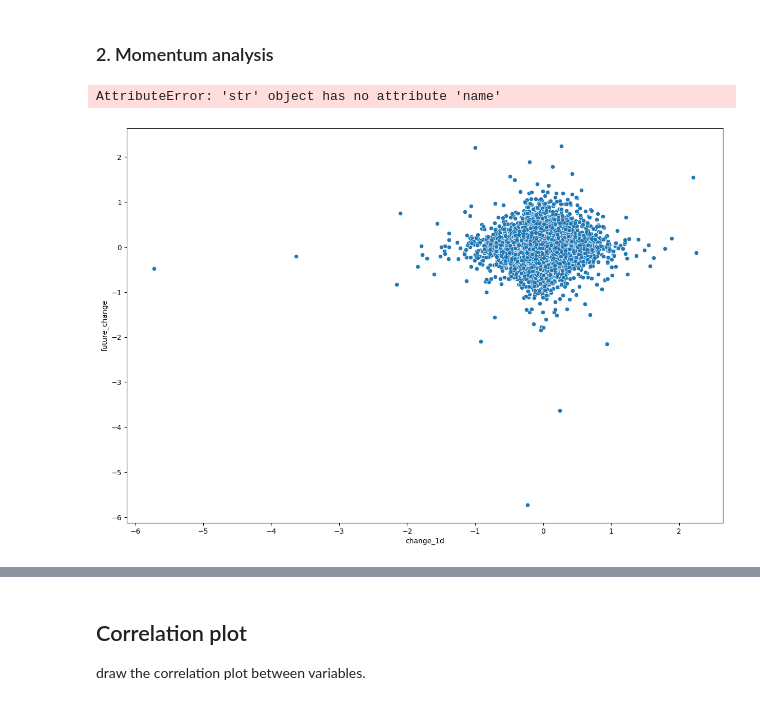
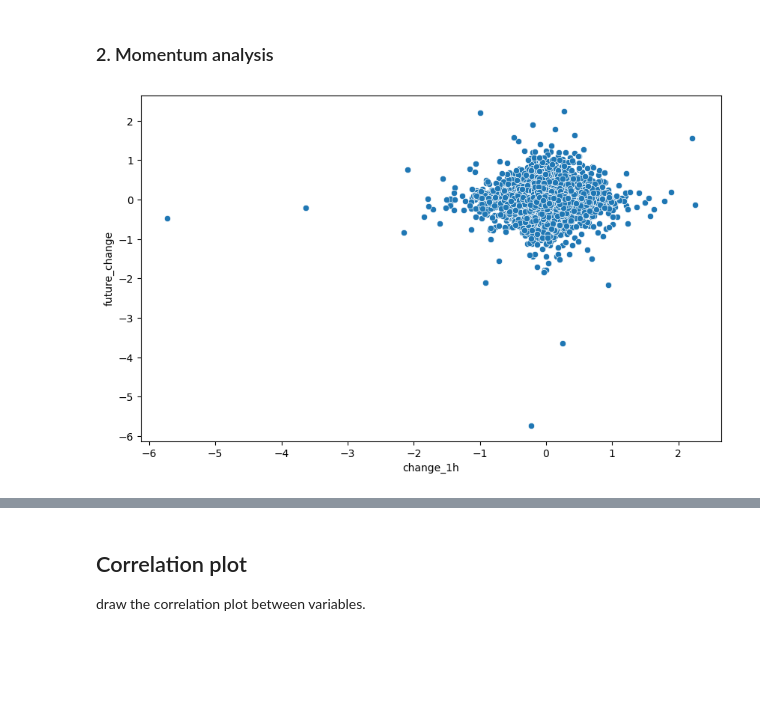
Before and after one commit to manhhungdt06/amazing-feature-engineering, a Jupyter notebook: 1_Demo_Data_Explore.ipynb, the cells around one changed output, grey strips where cells are left out. Drawn from its saved outputs; the diff is of its cells as text; code cells hidden in the pictures; blank space fills up the shorter version.

```diff
--- a/1_Demo_Data_Explore.ipynb
+++ b/1_Demo_Data_Explore.ipynb
@@ -14,6 +14,7 @@ from data_exploration import explore
 # %%
 # temp = pd.read_csv('./data/titanic.csv')
 timeframe = 60
-data = load_and_preprocess_forex(f'data/GBPUSD/GBPUSD_{timeframe}.csv', timeframe)
+processor = ForexPreprocessor(timeframe)
+data = processor.load_and_preprocess(f'data/GBPUSD/GBPUSD_{timeframe}.csv')
 data.info()
 # %% [output]
@@ -155,9 +155,8 @@ draw the scatter-plot of two variables.
 # %% [markdown]
 ### 2. Momentum analysis
 # %%
-explore.scatter_plot(x='change_1d', y='future_change', data=data, output_path='./output/')
+explore.scatter_plot(x=processor.lag_columns[0], y='future_change', data=data, output_path='./output/')
 # %% [output]
-AttributeError: 'str' object has no attribute 'name'
-[figure, old version]
+[figure, new version]
 # %%
 explore.scatter_plot(x='rsi', y='future_change', data=data, output_path='./output/')
```
Also changed, not shown: parts of 15 cells of this notebook, 2 other files.
